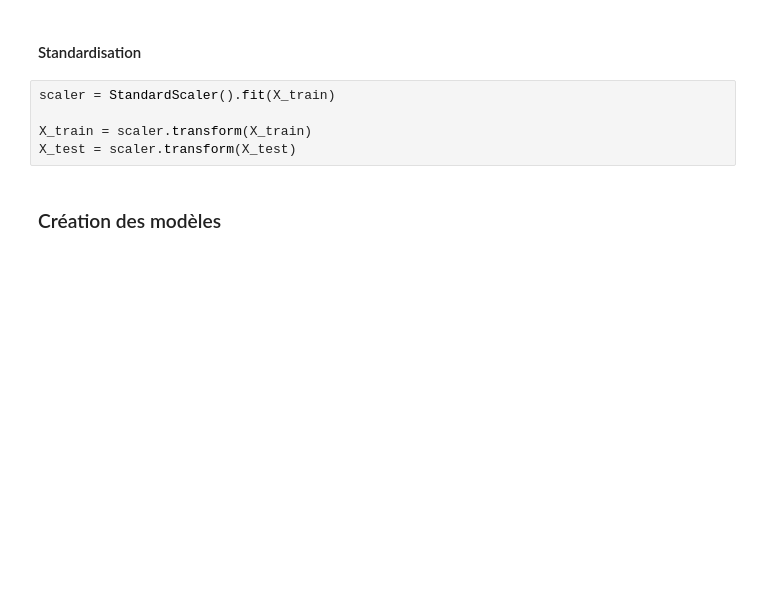
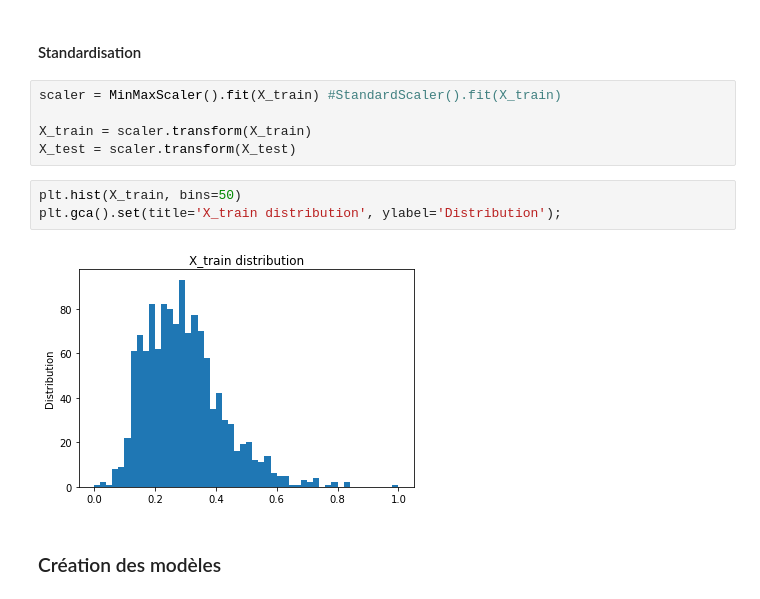
Before and after one commit to NandoGoncalves/House_Prices, a Jupyter notebook: house-prices_a00.ipynb, the cells around one changed output. Drawn from its saved outputs; the diff is of its cells as text; blank space fills up the shorter version.

```diff
--- a/house-prices_a00.ipynb
+++ b/house-prices_a00.ipynb
@@ -107,10 +107,15 @@ X_test = scaler.transform(X_test) # X_test_scaled
 # %% [markdown]
 #### Standardisation
 # %%
-scaler = StandardScaler().fit(X_train)
+scaler = MinMaxScaler().fit(X_train) #StandardScaler().fit(X_train)
 
 X_train = scaler.transform(X_train)
 X_test = scaler.transform(X_test)
+# %%
+plt.hist(X_train, bins=50)
+plt.gca().set(title='X_train distribution', ylabel='Distribution');
+# %% [output]
+[figure, added]
 # %% [markdown]
 ### Création des modèles
 # %% [markdown]
```
Also changed, not shown: parts of 7 cells of this notebook.
